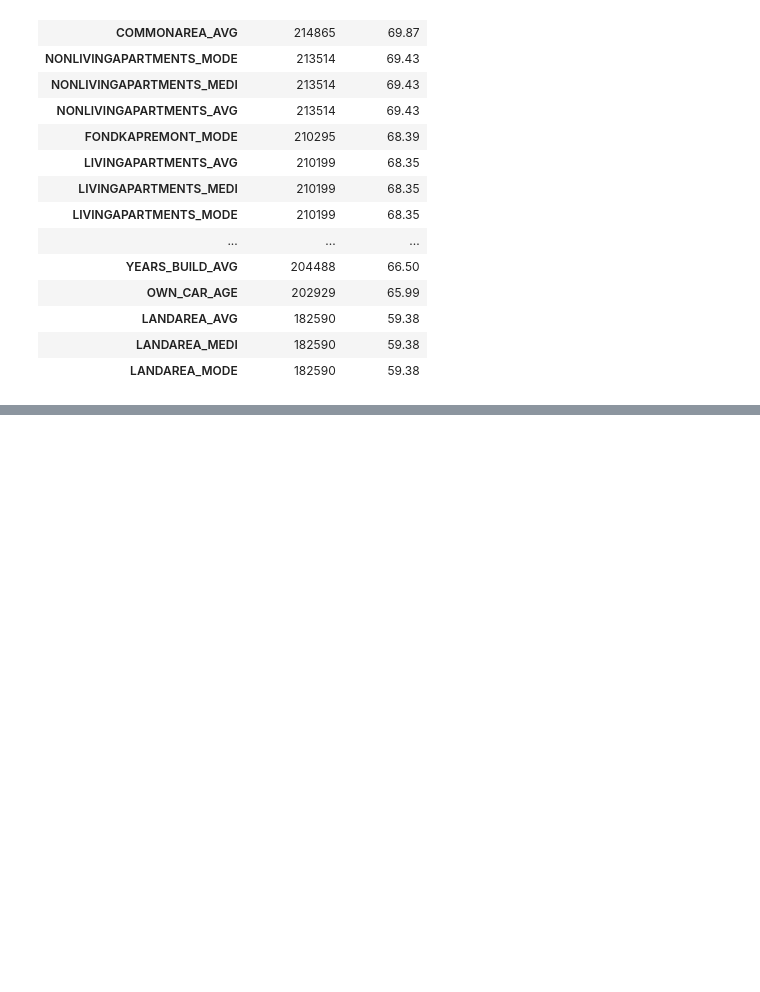
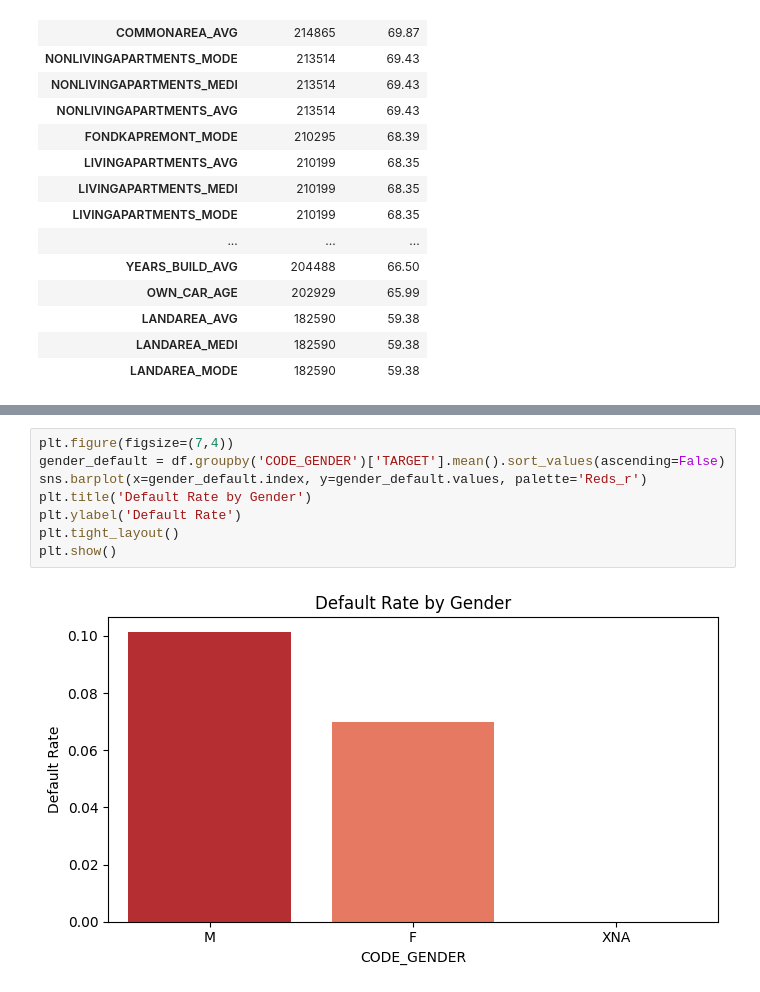
Before and after one commit to aryanparija/Loan-Default-Prediction, a Jupyter notebook: notebooks/01_eda.ipynb, the cells around one changed output, grey strips where cells are left out. Saved outputs shown, nothing was run; the diff lists cells and outputs as text; blank space fills up the shorter version.

```diff
--- a/notebooks/01_eda.ipynb
+++ b/notebooks/01_eda.ipynb
@@ -66,0 +78,10 @@ missing_df[missing_df.missing_count > 0].sort_values('missing_pct', ascending=Fa
+# %%
+plt.figure(figsize=(7,4))
+gender_default = df.groupby('CODE_GENDER')['TARGET'].mean().sort_values(ascending=False)
+sns.barplot(x=gender_default.index, y=gender_default.values, palette='Reds_r')
+plt.title('Default Rate by Gender')
+plt.ylabel('Default Rate')
+plt.tight_layout()
+plt.show()
+# %% [output]
+[figure, added]
```
Also changed, not shown: parts of 4 cells of this notebook.
